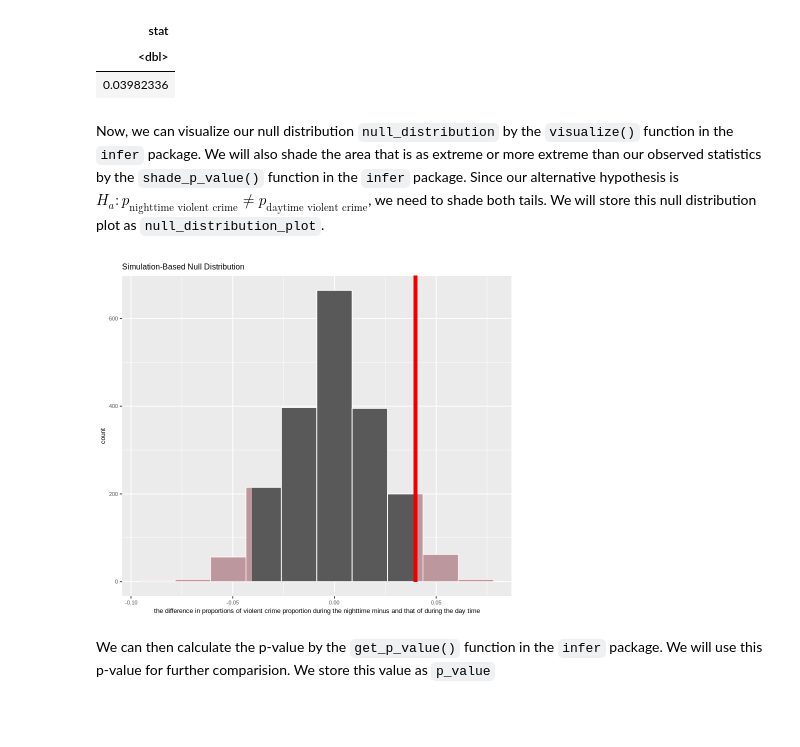
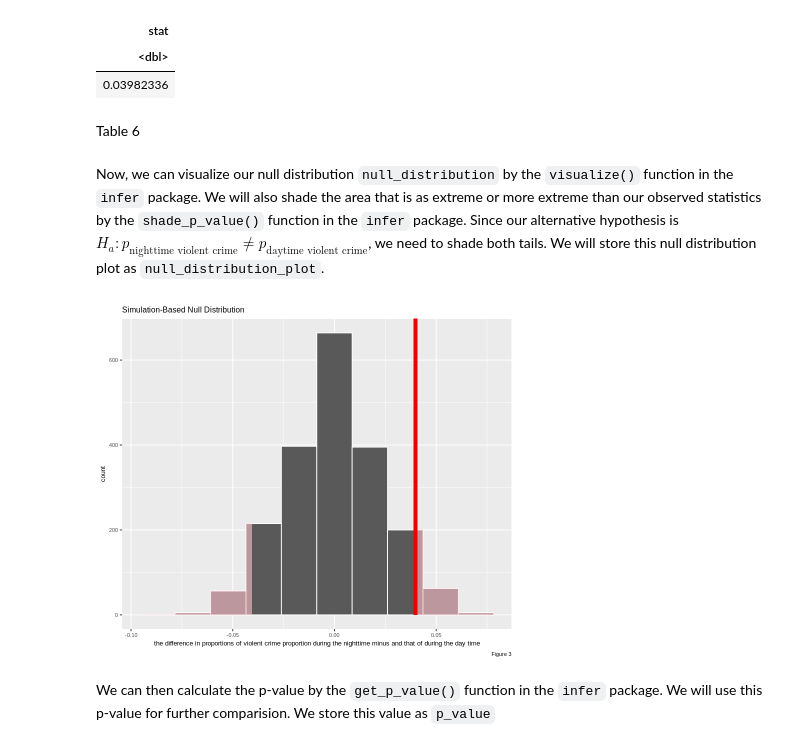
Before and after one commit to PUSH-YA/Statistical-inference-on-vancouver-crime-data, a Jupyter notebook: ProjectUpdate-till_theory_based.ipynb, the cells around one changed output. Saved outputs shown, nothing was run; the diff lists cells and outputs as text; code cells hidden in the pictures; blank space fills up the shorter version.

```diff
--- a/ProjectUpdate-till_theory_based.ipynb
+++ b/ProjectUpdate-till_theory_based.ipynb
@@ -185,17 +193,20 @@ A infer: 1 × 1
 | stat |
 | <dbl> |
 | 0.03982336 |
+# %% [markdown]
+Table 6
 # %% [markdown]
 Now, we can visualize our null distribution `null_distribution` by the `visualize()` function in the `infer` package. We will also shade the area that is as extreme or more extreme than our observed statistics by the `shade_p_value()` function in the `infer` package. Since our alternative hypothesis is $H_a: p_{\text{nighttime violent crime}} \neq p_{\text{daytime violent crime}}$\, we need to shade both tails. We will store this null distribution plot as `null_distribution_plot`.
 # %%
 # visualize the null distribution and shade the p-value
 null_distribution_plot <- visualize(null_distribution, bins = 10) +
     shade_p_value(obs_stat = obs_diff_prop, direction = "both")+
     xlab("the difference in proportions of violent crime proportion during the nighttime minus and that of during the day time")+
-    theme(text = element_text(size=8))
+    theme(text = element_text(size=8)) +
+    labs(caption="Figure 3")
 null_distribution_plot
 # %% [output]
-[figure, old version]
+[figure, new version]
 # %% [markdown]
 We can then calculate the p-value by the `get_p_value()` function in the `infer` package. We will use this p-value for further comparision. We store this value as `p_value`
 # %%
```
Also changed, not shown: parts of 19 cells of this notebook.
